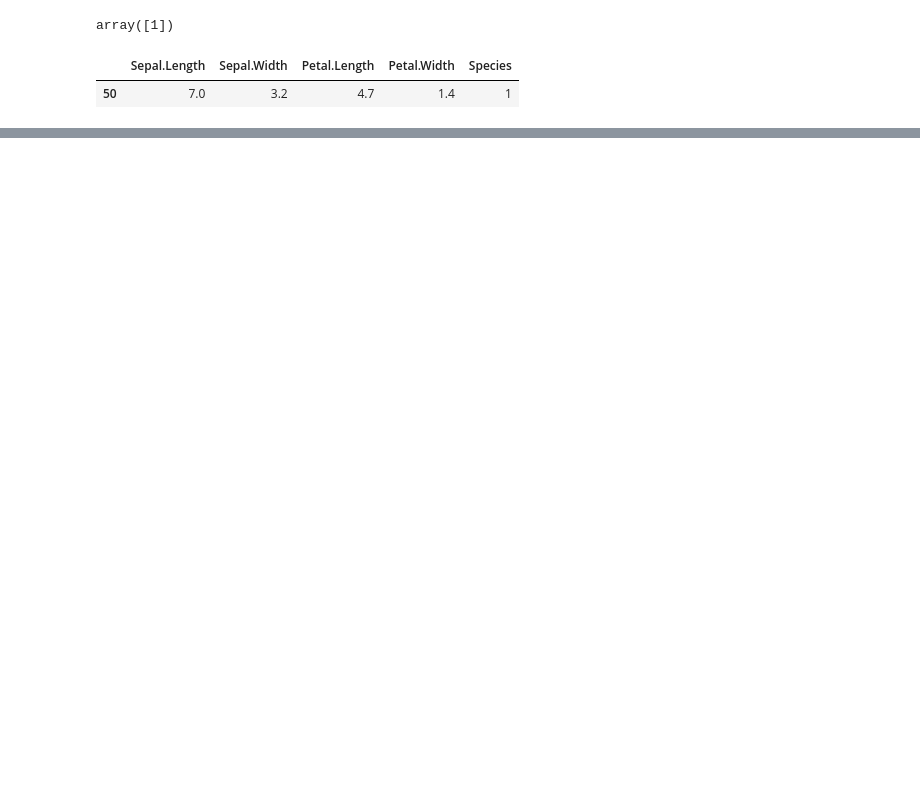
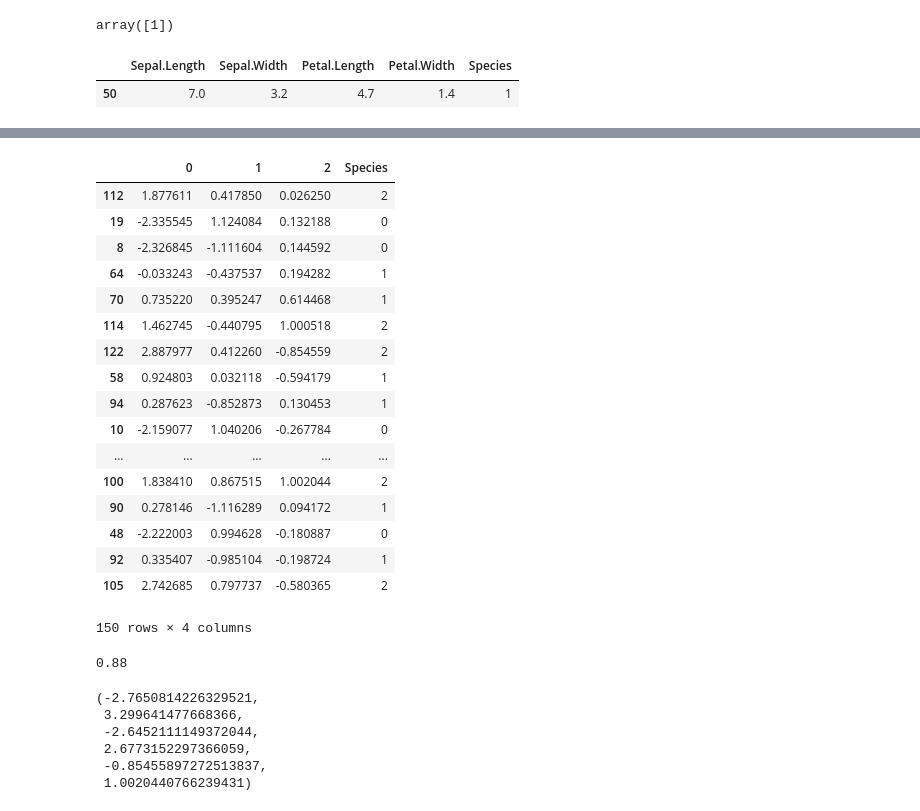
Before and after one commit to barnrang/biostat2017, a Jupyter notebook: rakugaki/ayame.ipynb, the cells around one changed output, grey strips where cells are left out. Drawn from its saved outputs; the diff is of its cells as text; code cells hidden in the pictures; blank space fills up the shorter version.

```diff
--- a/rakugaki/ayame.ipynb
+++ b/rakugaki/ayame.ipynb
@@ -234,0 +257,4 @@ df[50:51]
+# %%
+data = pd.DataFrame({'0':feature[:,0],'1':feature[:,1],'2':feature[:,2]})
+# %%
+data['Species'] = df['Species']
@@ -234,0 +270,22 @@ df[50:51]
+# %%
+scramble = shuffle(data)
+scramble
+# %% [output]
+|  | 0 | 1 | 2 | Species |
+| 112 | 1.877611 | 0.417850 | 0.026250 | 2 |
+| 19 | -2.335545 | 1.124084 | 0.132188 | 0 |
+| 8 | -2.326845 | -1.111604 | 0.144592 | 0 |
+| 64 | -0.033243 | -0.437537 | 0.194282 | 1 |
+| 70 | 0.735220 | 0.395247 | 0.614468 | 1 |
+| 114 | 1.462745 | -0.440795 | 1.000518 | 2 |
+| 122 | 2.887977 | 0.412260 | -0.854559 | 2 |
+| 58 | 0.924803 | 0.032118 | -0.594179 | 1 |
+| 94 | 0.287623 | -0.852873 | 0.130453 | 1 |
+| 10 | -2.159077 | 1.040206 | -0.267784 | 0 |
+| ... | ... | ... | ... | ... |
+| 100 | 1.838410 | 0.867515 | 1.002044 | 2 |
+| 90 | 0.278146 | -1.116289 | 0.094172 | 1 |
+| 48 | -2.222003 | 0.994628 | -0.180887 | 0 |
+| 92 | 0.335407 | -0.985104 | -0.198724 | 1 |
+| 105 | 2.742685 | 0.797737 | -0.580365 | 2 |
+150 rows × 4 columns
@@ -234,0 +297,15 @@ df[50:51]
+# %%
+model = svm.LinearSVC()
+model.fit(X_train, Y_train)
+model.score(X_val,Y_val)
+# %% [output]
+0.88
+# %%
+min(data['0']),max(data['0']),min(data['1']),max(data['1']),min(data['2']),max(data['2'])
+# %% [output]
+(-2.7650814226329521,
+ 3.299641477668366,
+ -2.6452111149372044,
+ 2.6773152297366059,
+ -0.85455897272513837,
+ 1.0020440766239431)
```
Also changed, not shown: parts of 15 cells of this notebook, 6 other files.
